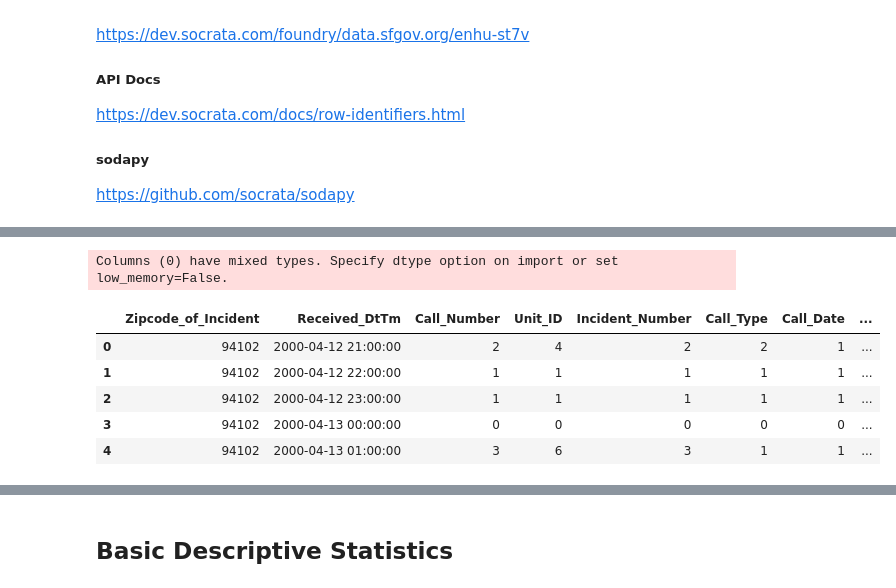
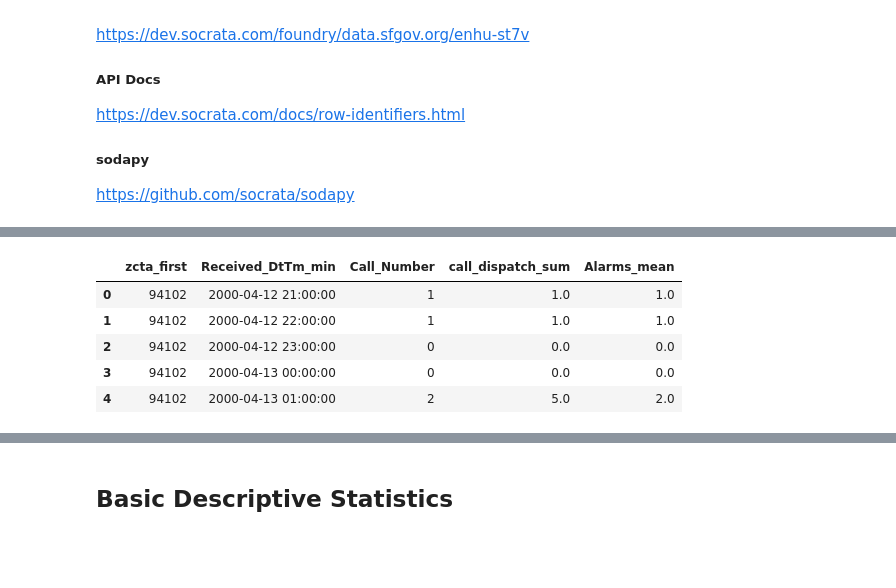
Before and after one commit to jamesypeng/Smarter-Emergency-Dispatch, a Jupyter notebook: 0 - Baseline Model.ipynb, the cells around one changed output, grey strips where cells are left out. Cells and saved outputs as stored; diff of their text form; code cells hidden in the pictures; blank space fills up the shorter version.

```diff
--- a/0 - Baseline Model.ipynb
+++ b/0 - Baseline Model.ipynb
@@ -158,29 +90,21 @@ dtype: object
 # %%
 DATA_DIR = './data'
-FNAME = 'ems_calls_resampled.csv'
+FNAME = 'ems_calls_resampled_v2.csv' #'ems_calls_resampled.csv'
 fname = os.path.join(DATA_DIR, FNAME)
 
 
 ems_calls2 = pd.read_csv(fname,
                         sep = ',',
                         nrows = None
                         )
-# ems_calls = pd.read_csv(fname, sep = '\t',
-#                         infer_datetime_format = True,
-#                         nrows = 10000,
-#                         parse_dates=['Call Date', 'Watch Date', 'Received DtTm', 'Entry DtTm',
-#                                     'Dispatch DtTm', 'Response DtTm', 'On Scene DtTm', 'Transport DtTm',
-#                                      'Hospital DtTm', 'Available DtTm'])
-
 
 ems_calls2.head()
 ems_calls2.tail()
 ems_calls2.sample(5)
 # %% [output]
-Columns (0) have mixed types. Specify dtype option on import or set low_memory=False.
-|  | Zipcode_of_Incident | Received_DtTm | Call_Number | Unit_ID | Incident_Number | Call_Type | Call_Date | ... |
-| 0 | 94102 | 2000-04-12 21:00:00 | 2 | 4 | 2 | 2 | 1 | ... |
-| 1 | 94102 | 2000-04-12 22:00:00 | 1 | 1 | 1 | 1 | 1 | ... |
-| 2 | 94102 | 2000-04-12 23:00:00 | 1 | 1 | 1 | 1 | 1 | ... |
-| 3 | 94102 | 2000-04-13 00:00:00 | 0 | 0 | 0 | 0 | 0 | ... |
-| 4 | 94102 | 2000-04-13 01:00:00 | 3 | 6 | 3 | 1 | 1 | ... |
+|  | zcta_first | Received_DtTm_min | Call_Number | call_dispatch_sum | Alarms_mean |
+| 0 | 94102 | 2000-04-12 21:00:00 | 1 | 1.0 | 1.0 |
+| 1 | 94102 | 2000-04-12 22:00:00 | 1 | 1.0 | 1.0 |
+| 2 | 94102 | 2000-04-12 23:00:00 | 0 | 0.0 | 0.0 |
+| 3 | 94102 | 2000-04-13 00:00:00 | 0 | 0.0 | 0.0 |
+| 4 | 94102 | 2000-04-13 01:00:00 | 2 | 5.0 | 2.0 |
```
Also changed, not shown: parts of 47 cells of this notebook.
